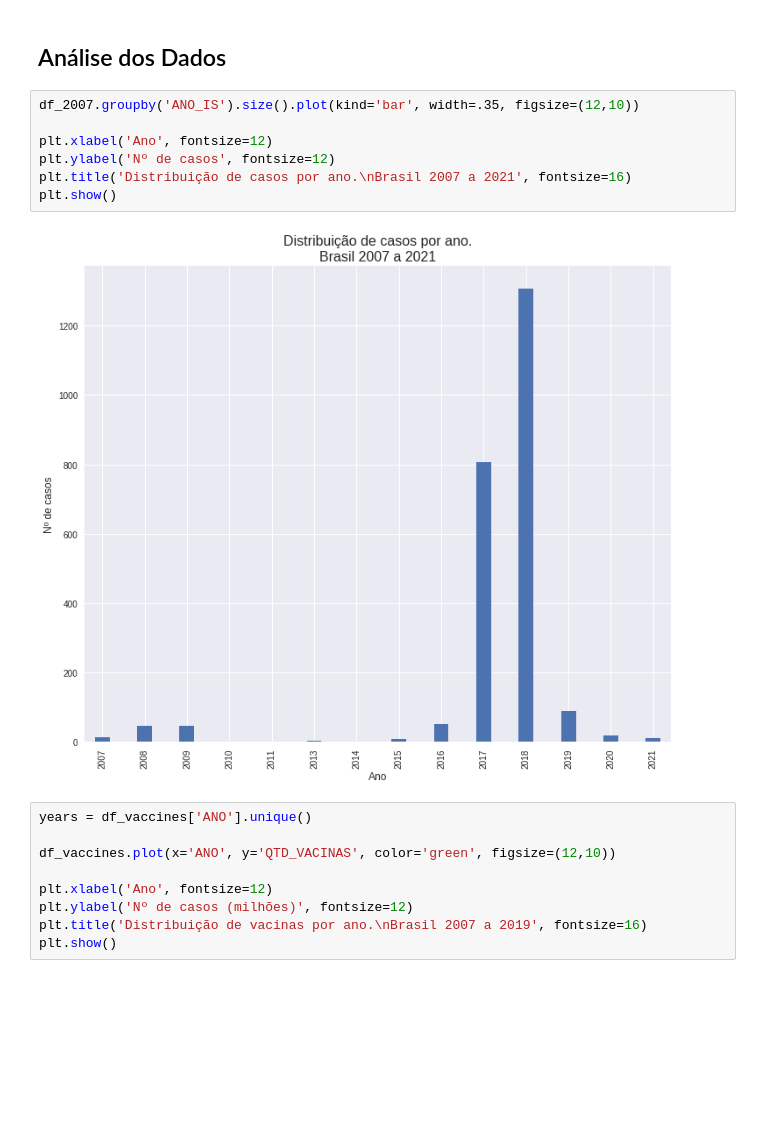
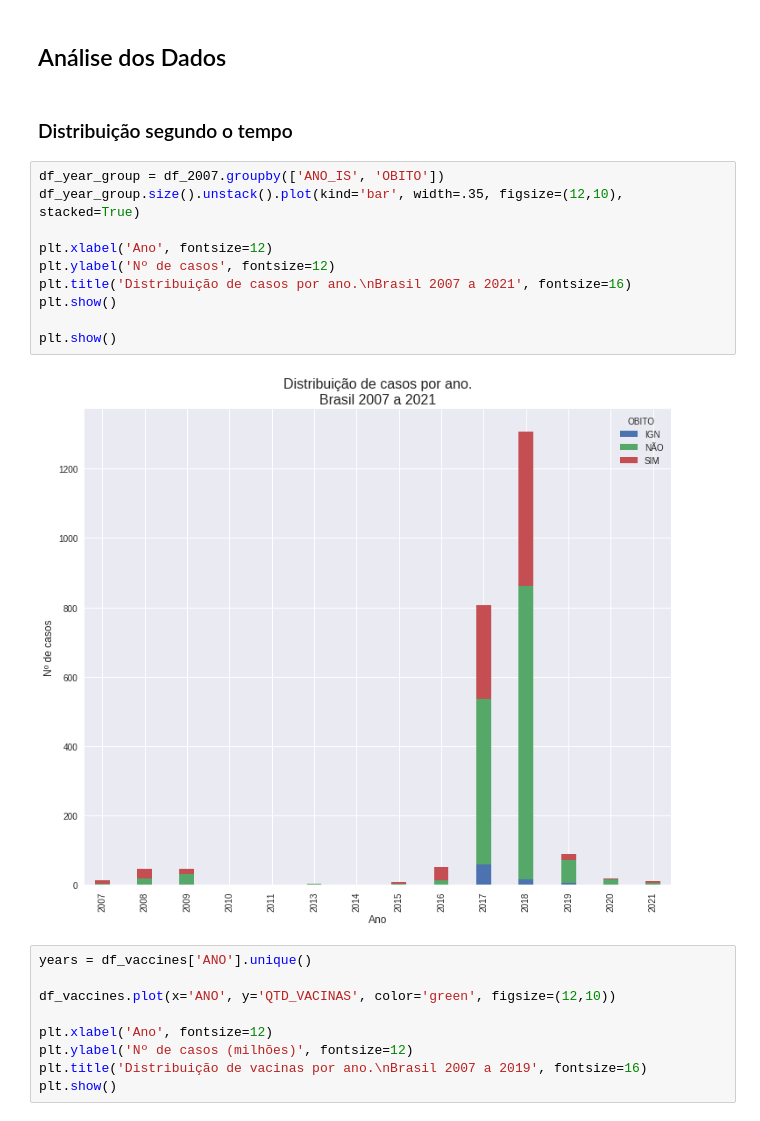
Before and after one commit to pedrosena138/if1007-tasi4, a Jupyter notebook: Analise_de_casos_de_febre_amarela_em_humanos.ipynb, the cells around one changed output. Drawn from its saved outputs; the diff is of its cells as text; blank space fills up the shorter version.

```diff
--- a/Analise_de_casos_de_febre_amarela_em_humanos.ipynb
+++ b/Analise_de_casos_de_febre_amarela_em_humanos.ipynb
@@ -181,15 +181,20 @@ See the caveats in the documentation: https://pandas.pydata.org/pandas-docs/stab
   if __name__ == '__main__':
 # %% [markdown]
 ## Análise dos Dados
+# %% [markdown]
+### Distribuição segundo o tempo
 # %%
-df_2007.groupby('ANO_IS').size().plot(kind='bar', width=.35, figsize=(12,10))
+df_year_group = df_2007.groupby(['ANO_IS', 'OBITO'])
+df_year_group.size().unstack().plot(kind='bar', width=.35, figsize=(12,10), stacked=True)
 
 plt.xlabel('Ano', fontsize=12)
 plt.ylabel('Nº de casos', fontsize=12)
 plt.title('Distribuição de casos por ano.\nBrasil 2007 a 2021', fontsize=16)
 plt.show()
+
+plt.show()
 # %% [output]
-[figure, old version]
+[figure, new version]
 # %%
 years = df_vaccines['ANO'].unique()
 
```
Also changed, not shown: parts of 3 cells of this notebook.
